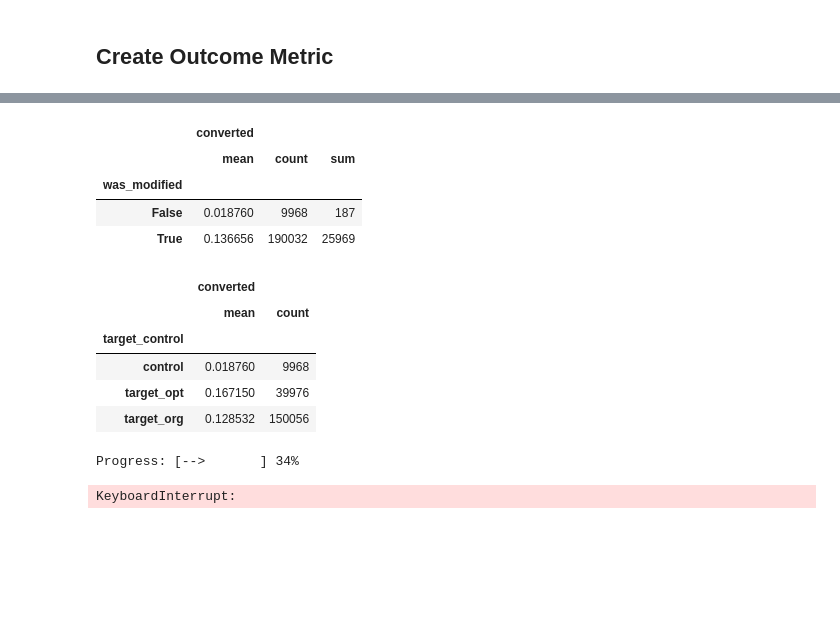
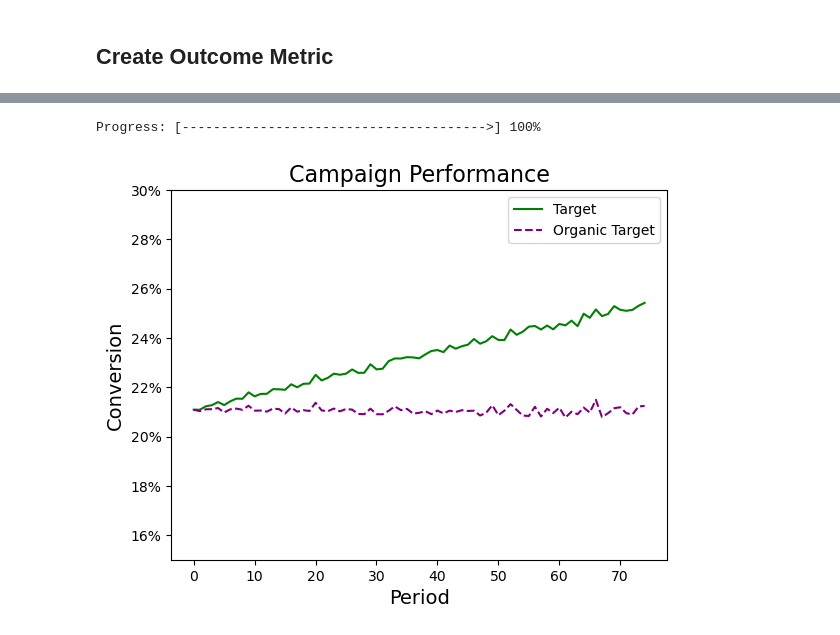
Before and after one commit to abluna/multiarm-bandit, a Jupyter notebook: Synthetic Data.ipynb, the cells around one changed output, grey strips where cells are left out. Cells and saved outputs as stored; diff of their text form; code cells hidden in the pictures; blank space fills up the shorter version.

Commit message:
update method

```diff
--- a/Synthetic Data.ipynb
+++ b/Synthetic Data.ipynb
@@ -90,19 +92,7 @@ Segment_df_step2 = mab.add_conversion_rates(df=Segment_df_step2, seg_cols=seg_co
                                             all_combos_weights=combo_weights, print_diagnostics=True,
                                             assign_variant=False)
 
-Segment_df_step2.groupby(['target_control']).aggregate({'converted': ['mean', 'count']})
+Segment_df_step2.groupby(['target_control','core_membership'], dropna=False).aggregate({'converted': ['min', 'mean','max', 'count', 'std']})
-# %% [output]
-|  | converted |  |  |
-|  | mean | count | sum |
-| was_modified |  |  |  |
-| False | 0.018760 | 9968 | 187 |
-| True | 0.136656 | 190032 | 25969 |
-|  | converted |  |
-|  | mean | count |
-| target_control |  |  |
-| control | 0.018760 | 9968 |
-| target_opt | 0.167150 | 39976 |
-| target_org | 0.128532 | 150056 |
 # %%
 ###############################
 ## Let's turn it into a loop ##
@@ -114,8 +104,8 @@ overall_target_performance = []
 org_target_performance = []
 opt_target_performance = []
 
-steps = 50
-row_count = 100000
+steps = 75
+row_count = 200000
 
 for i in range(steps):
 
@@ -145,7 +135,7 @@ for i in range(steps):
     if i > 0:
 
         Segment_df_step2 = mab.create_synthetic_sample(row_count=row_count)
-        Segment_df_step2 = mab.assignment_with_optimization(df=Segment_df_step2, prior_performance_scores=perf_scores_all_interactions,seg_cols=seg_cols, opt_target_size=i/100)
+        Segment_df_step2 = mab.assignment_with_optimization(df=Segment_df_step2, prior_performance_scores=perf_scores_all_interactions,seg_cols=seg_cols,method='max', opt_target_size=i/100, learning_weight=2)
         Segment_df_step2 = mab.add_conversion_rates(df=Segment_df_step2, seg_cols=seg_cols, segments=segments, all_combos_weights=combo_weights, print_diagnostics=False, assign_variant=False)
         Segment_df_step2 = Segment_df_step2.reset_index(drop=True)
 
@@ -163,22 +153,43 @@ for i in range(steps):
         Segment_df_step2.loc[Segment_df_step2['variant_assignment'] == 'Variant C', 'Variant_c_performance'] = Segment_df_step2['converted']
 
         ## Performance Scores all interactions
-        perf_scores_all_interactions = Segment_df_step2.groupby(seg_cols).agg({'Variant_a_performance': ['mean'],
-                                                                               'Variant_b_performance': ['mean'],
-                                                                               'Variant_c_performance': ['mean']}).reset_index().droplevel(1, axis = 1)
+        perf_scores_all_interactions = Segment_df_step2[Segment_df_step2['target_control'] != 'control'].groupby(seg_cols).agg({'Variant_a_performance': ['mean'],
+                                                                                                                                'Variant_b_performance': ['mean'],
+                                                                                                                                'Variant_c_performance': ['mean']}).reset_index().droplevel(1, axis = 1)
 
     i += 1
-    mab.progress_bar(i, steps, 10)
+    mab.progress_bar(i, steps, 40)
 # %% [output]
-Progress: [-->       ] 34%
+Progress: [--------------------------------------->] 100%
-KeyboardInterrupt:
 # %%
-final_results = pd.DataFrame({'overall_performance':overall_performance,
-                             'overall_target_performance':overall_target_performance,
-                             'org_target_performance':org_target_performance,
-                             'opt_target_performance':opt_target_performance,})
+final_results = pd.DataFrame({'Overall Performance':overall_performance,
+                             'Performance on All Target':overall_target_performance,
+                             'Performance on Organic Target':org_target_performance,
+                             'Performance on Optimized Target':opt_target_performance,})
 
-display(final_results)
+final_results.to_csv('Final Results.csv')
+# %%
+#plt.xlim(0, steps)  # Set x-axis limits from 0 to 4
+plt.ylim(0.15, 0.3)  # Set y-axis limits from 3 to 7
+
+#plot individual lines with custom colors, styles, and widths
+plt.plot(final_results['Performance on All Target'], label='Target', color='green')
+plt.plot(final_results['Performance on Organic Target'], label='Organic Target', color='purple', linestyle='dashed')
+
+#add legend
+plt.legend()
+
+#add axis labels and a title
+plt.ylabel('Conversion', fontsize=14)
+plt.xlabel('Period', fontsize=14)
+plt.title('Campaign Performance', fontsize=16)
+
+plt.gca().set_yticklabels([f'{x:.0%}' for x in plt.gca().get_yticks()])
+
+#display plot
+plt.show()
+# %% [output]
+[figure, added]
 # %%
 pd_weights = mab.get_pd_weights_long(segments=segments)
 
```
Also changed, not shown: parts of 5 cells of this notebook, 2 other files.
